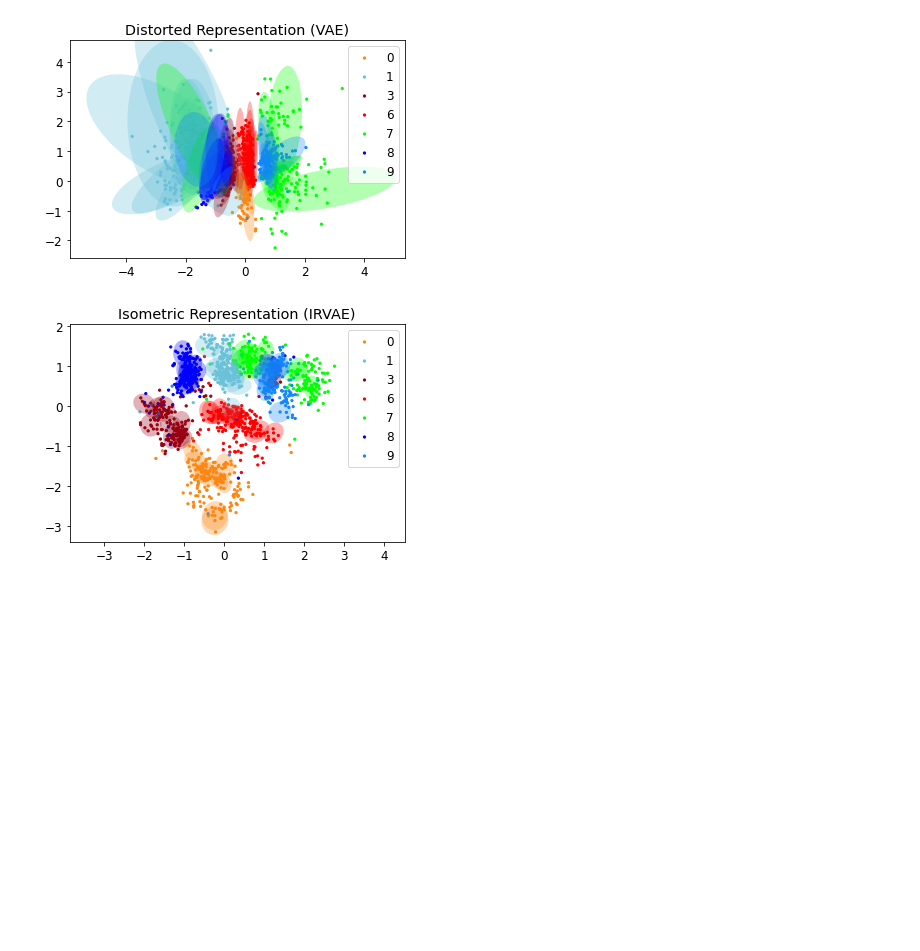
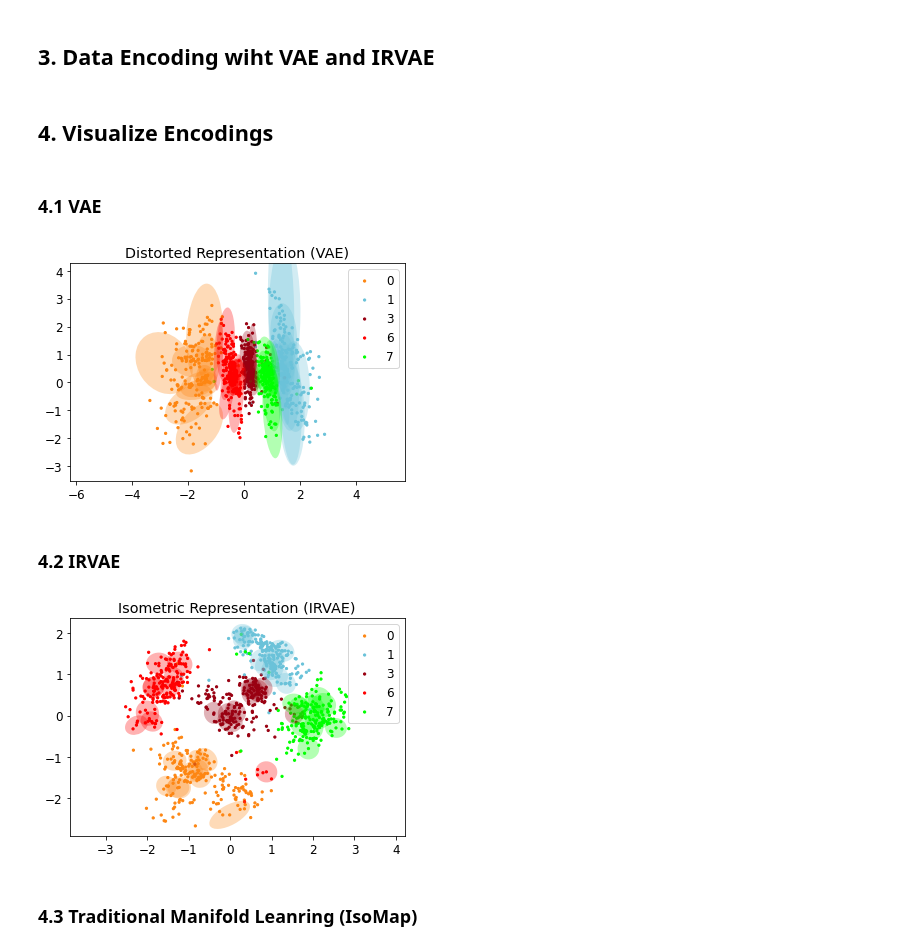
Before and after one commit to Gabe-YHLee/IRVAE-public, a Jupyter notebook: notebook/1. MNIST_results.ipynb, the cells around one changed output. Drawn from its saved outputs; the diff is of its cells as text; code cells hidden in the pictures; blank space fills up the shorter version.

```diff
--- a/notebook/1. MNIST_results.ipynb
+++ b/notebook/1. MNIST_results.ipynb
@@ -39,47 +41,19 @@ device = f'cuda:0'
 #     root='../results'
 # )
 
-# MNIST digits all
+# MNIST digits 0, 1, 3, 6, 7
 vae, cfg = load_pretrained(
-    identifier='MNIST/DIM_2/vae_mnist_013678',
+    identifier='MNIST/DIM_2/vae_mnist_01367',
     config_file='mnist_vae_z2.yml',
     ckpt_file='model_best.pkl',
     root='../results'
 )
 irvae, cfg = load_pretrained(
-    identifier='MNIST/DIM_2/irvae_mnist_013678',
+    identifier='MNIST/DIM_2/irvae_mnist_01367',
     config_file='mnist_irvae_z2.yml',
     ckpt_file='model_best.pkl',
     root='../results'
 )
 
-# # MNIST digits all
-# vae, cfg = load_pretrained(
-#     identifier='MNIST/DIM_2/vae_mnist_0136789',
-#     config_file='mnist_vae_z2.yml',
-#     ckpt_file='model_best.pkl',
-#     root='../results'
-# )
-# irvae, cfg = load_pretrained(
-#     identifier='MNIST/DIM_2/irvae_mnist_0136789',
-#     config_file='mnist_irvae_z2.yml',
-#     ckpt_file='model_best.pkl',
-#     root='../results'
-# )
-
-# # MNIST digits all
-# vae, cfg = load_pretrained(
-#     identifier='MNIST/DIM_2/vae_mnist_0123456789',
-#     config_file='mnist_vae_z2.yml',
-#     ckpt_file='model_best.pkl',
-#     root='../results'
-# )
-# irvae, cfg = load_pretrained(
-#     identifier='MNIST/DIM_2/irvae_mnist_0123456789',
-#     config_file='mnist_irvae_z2.yml',
-#     ckpt_file='model_best.pkl',
-#     root='../results'
-# )
-
 vae.to(device);
 irvae.to(device);
@@ -92,3 +68,5 @@ MNIST split validation | torch.Size([7124, 1, 28, 28])
+# %% [markdown]
+## 3. Data Encoding wiht VAE and IRVAE
 # %%
 num_points_for_each_class = 200
 num_G_plots_for_each_class = 10
@@ -151,24 +124,34 @@ size = 5
+# %% [markdown]
+## 4. Visualize Encodings
+# %% [markdown]
+### 4.1 VAE
 # %%
-f = plt.figure()
+plt.rc('font', size=12)
+index = cfg['data']['training']['digits'].split('_')[1]
+size = 5
+
+f = plt.figure(0)
 z_scale = np.minimum(np.max(vae_z_, axis=0), np.min(vae_z_, axis=0))
 eig_mean = torch.svd(vae_G_).S.mean().item()
 scale = 0.1 * z_scale * np.sqrt(eig_mean)
 alpha = 0.3
 for idx in range(len(vae_z_sampled_)):
     e = PD_metric_to_ellipse(np.linalg.inv(vae_G_[idx,:,:]), vae_z_sampled_[idx,:], scale, fc=vae_color_sampled_[idx,:]/255.0, alpha=alpha)
     plt.gca().add_artist(e)
 for label in label_unique:
     label = label.item()
     plt.scatter(vae_z_[vae_label_==label,0], vae_z_[vae_label_==label,1], c=vae_color_[vae_label_==label]/255, label=label, s=size)
 plt.legend()
 plt.axis('equal')
 plt.title('Distorted Representation (VAE)')
-plt.savefig(f'../figure/vae{index}.png')
+# plt.savefig(f'../figure/vae{index}.png')
 plt.show()
 # %% [output]
-[figure, old version]
+[figure, new version]
+# %% [markdown]
+### 4.2 IRVAE
 # %%
-f = plt.figure()
+f = plt.figure(1)
 z_scale = np.minimum(np.max(irvae_z_, axis=0), np.min(irvae_z_, axis=0))
 eig_mean = torch.svd(irvae_G_).S.mean().item()
 scale = 0.1 * z_scale * np.sqrt(eig_mean)
@@ -182,7 +165,9 @@ for label in label_unique:
 plt.legend()
 plt.axis('equal')
 plt.title('Isometric Representation (IRVAE)')
-plt.savefig(f'../figure/irvae{index}.png')
+# plt.savefig(f'../figure/irvae{index}.png')
 plt.show()
 # %% [output]
-[figure, old version]
+[figure, new version]
+# %% [markdown]
+### 4.3 Traditional Manifold Leanring (IsoMap)
```
Also changed, not shown: parts of 15 cells of this notebook, 8 other files.
